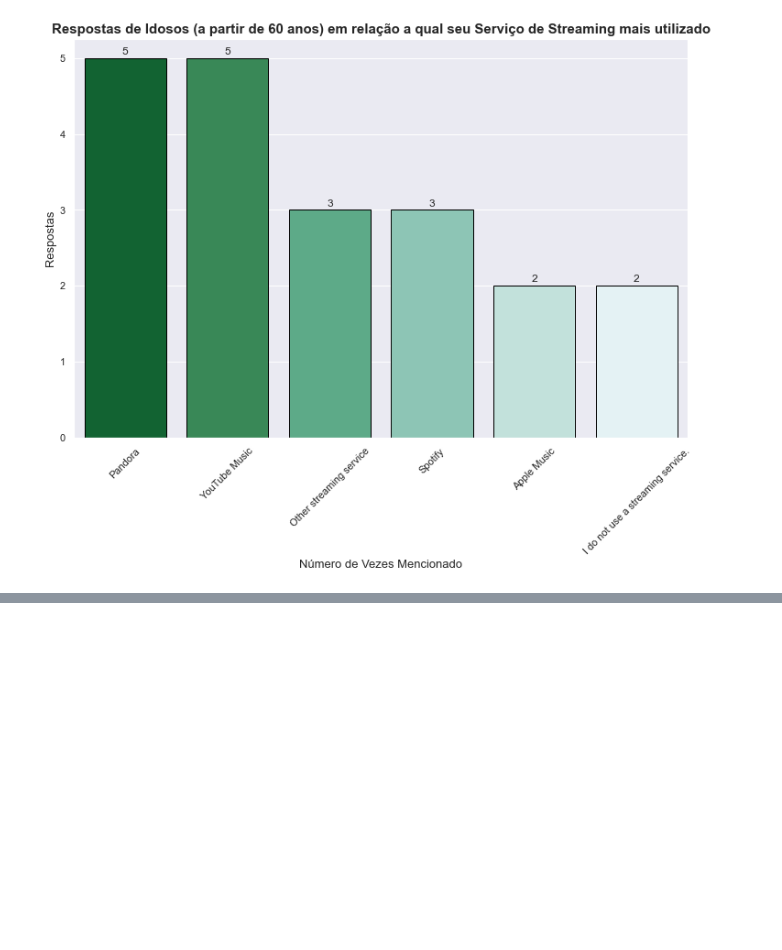
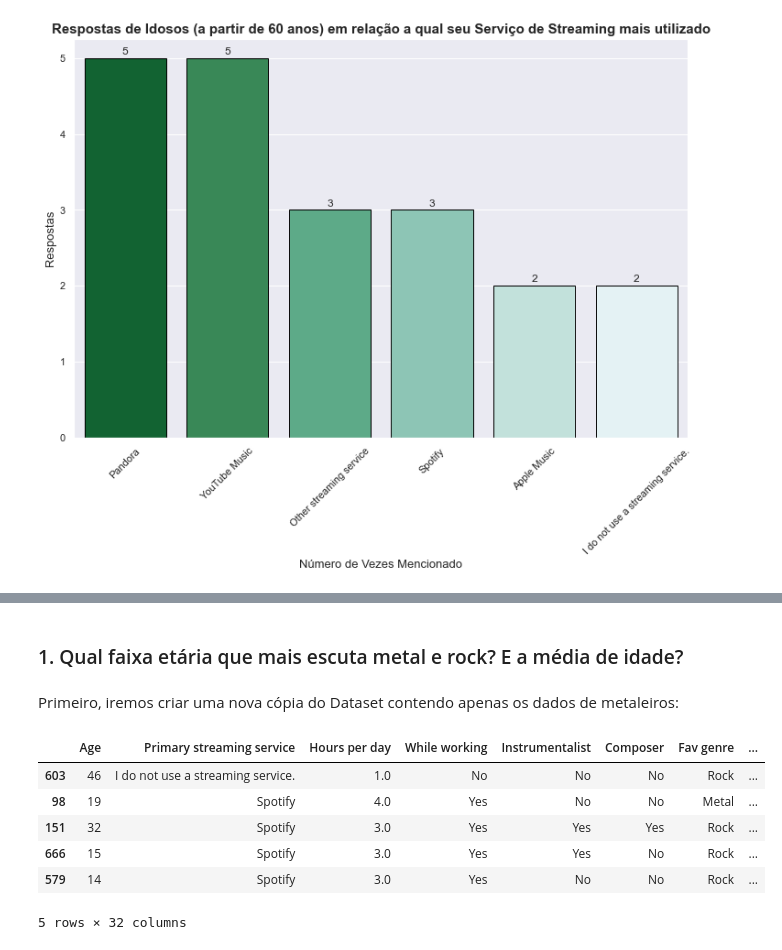
Before and after one commit to JoSEPHDev2022/Mental_Health_X_Music, a Jupyter notebook: analise_exp.ipynb, the cells around one changed output, grey strips where cells are left out. Drawn from its saved outputs; the diff is of its cells as text; code cells hidden in the pictures; blank space fills up the shorter version.

```diff
--- a/analise_exp.ipynb
+++ b/analise_exp.ipynb
@@ -791,0 +806,16 @@ plt.show()
+# %% [markdown]
+### 1. Qual faixa etária que mais escuta metal e rock? E a média de idade?
+# %% [markdown]
+Primeiro, iremos criar uma nova cópia do Dataset contendo apenas os dados de metaleiros:
+# %%
+# Criando o dataset e visualizando uma sample:
+rock_metal_data = data_clean.query('`Fav genre` == "Metal" | `Fav genre` == "Rock"')
+rock_metal_data.sample(5)
+# %% [output]
+|  | Age | Primary streaming service | Hours per day | While working | Instrumentalist | Composer | Fav genre | ... |
+| 603 | 46 | I do not use a streaming service. | 1.0 | No | No | No | Rock | ... |
+| 98 | 19 | Spotify | 4.0 | Yes | No | No | Metal | ... |
+| 151 | 32 | Spotify | 3.0 | Yes | Yes | Yes | Rock | ... |
+| 666 | 15 | Spotify | 3.0 | Yes | Yes | No | Rock | ... |
+| 579 | 14 | Spotify | 3.0 | Yes | No | No | Rock | ... |
+5 rows × 32 columns
```
Also changed, not shown: parts of 8 cells of this notebook.
